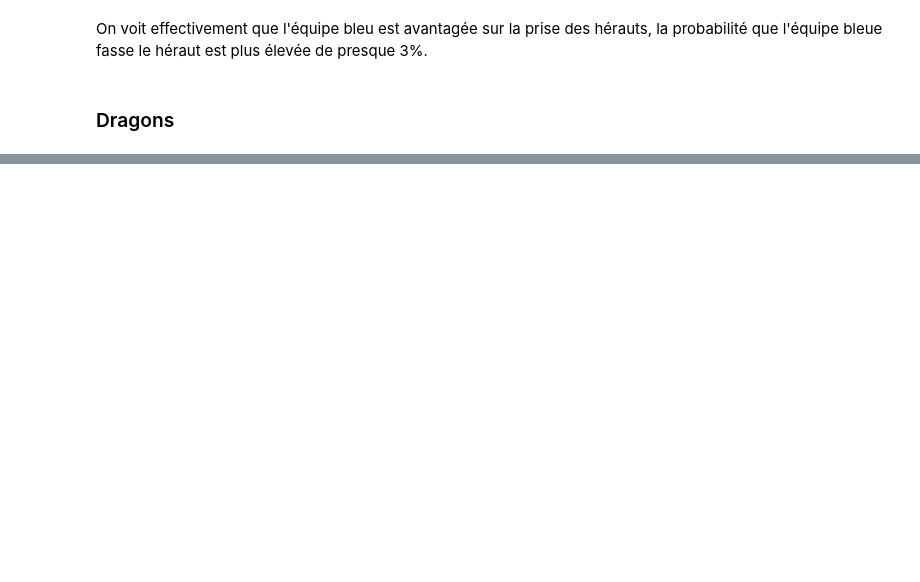
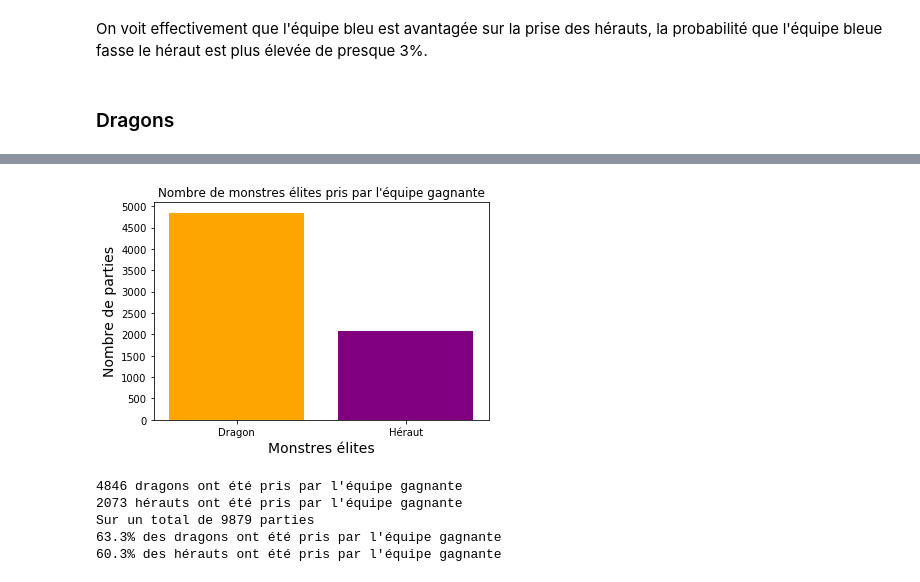
Before and after one commit to Preuce/ProjetIAS, a Jupyter notebook: Main.ipynb, the cells around one changed output, grey strips where cells are left out. Drawn from its saved outputs; the diff is of its cells as text; code cells hidden in the pictures; blank space fills up the shorter version.

```diff
--- a/Main.ipynb
+++ b/Main.ipynb
@@ -172,0 +178,45 @@ On voit effectivement que l'équipe bleu est avantagée sur la prise des héraut
+# %%
+def WinRepartition(df):
+    cols = df[["blueWins", "herald", "dragon"]]
+    dragon = 0
+    herald = 0
+    dragonG = 0
+    heraldG = 0
+    amountDragon = 0
+    amountHerald = 0
+    amount = []
+
+    for index, current in cols.iterrows():
+        if current["blueWins"] == current["dragon"]:
+            dragonG += 1
+        if current["blueWins"] == current["herald"]:
+            heraldG += 1
+        if current["dragon"] > -1:
+            dragon += 1
+        if current["herald"] > -1:
+            herald += 1
+        amount.append(1)
+
+    plt.xlabel("Monstres élites", size=14)
+    plt.ylabel("Nombre de parties", size=14)
+    #plt.yticks(np.arange(0, len(df), 1000))
+    #plt.ylim(ymax = len(df), ymin = 0)
+    plt.yticks(np.arange(0, len(df), 500))
+    plt.bar(['Dragon', 'Héraut'], height = [dragonG, heraldG], color = ['orange', 'purple'])
+    plt.title("Nombre de monstres élites pris par l'équipe gagnante")
+
+    plt.show()
+    print(str(dragonG) + ' dragons ont été pris par l\'équipe gagnante')
+    print(str(heraldG) + ' hérauts ont été pris par l\'équipe gagnante')
+    print('Sur un total de ' + str(len(df)) + ' parties')
+    print(str(round(100*dragonG/dragon, 1)) + '% des dragons ont été pris par l\'équipe gagnante')
+    print(str(round(100*heraldG/herald, 1))+ '% des hérauts ont été pris par l\'équipe gagnante')
+# %%
+WinRepartition(dfSimplified)
+# %% [output]
+[figure, added]
+4846 dragons ont été pris par l'équipe gagnante
+2073 hérauts ont été pris par l'équipe gagnante
+Sur un total de 9879 parties
+63.3% des dragons ont été pris par l'équipe gagnante
+60.3% des hérauts ont été pris par l'équipe gagnante
```
Also changed, not shown: parts of 20 cells of this notebook.
